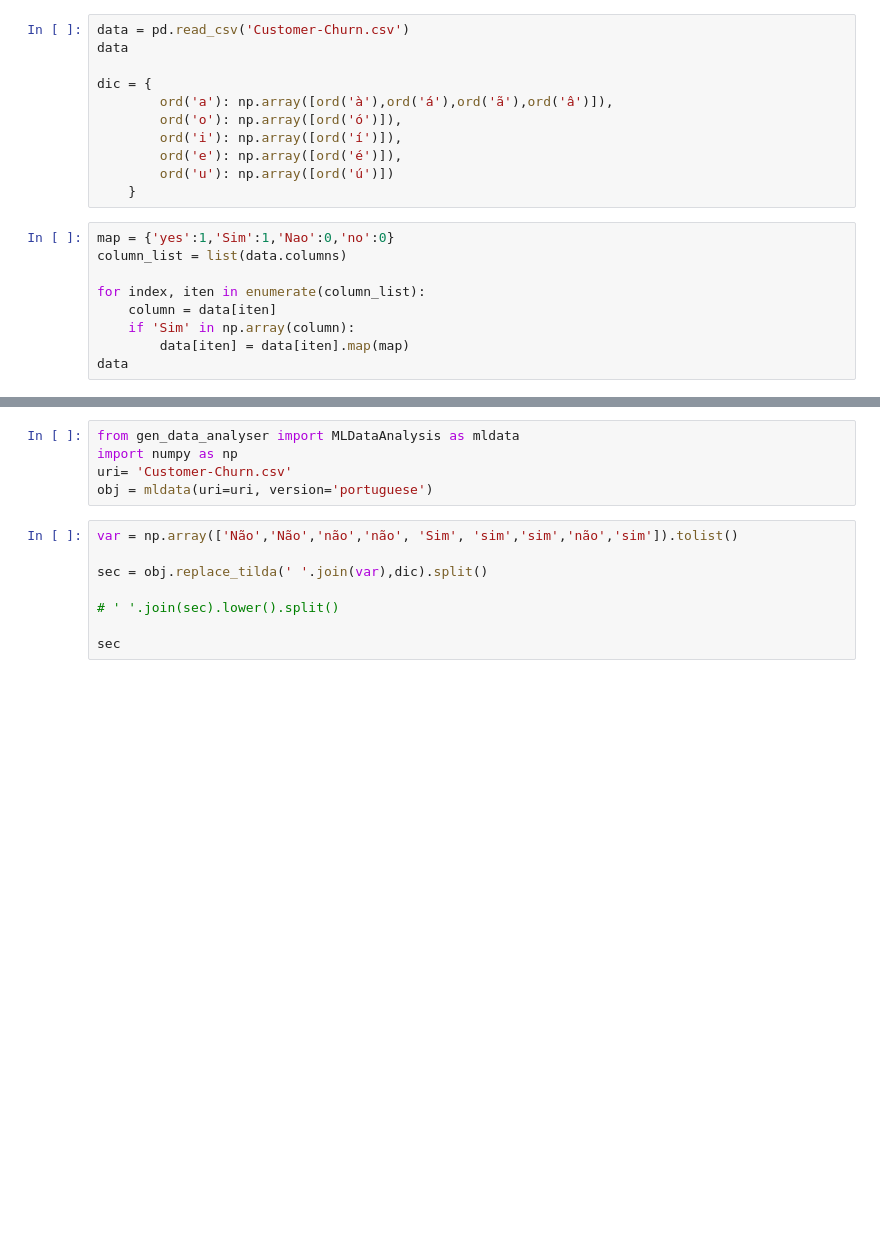
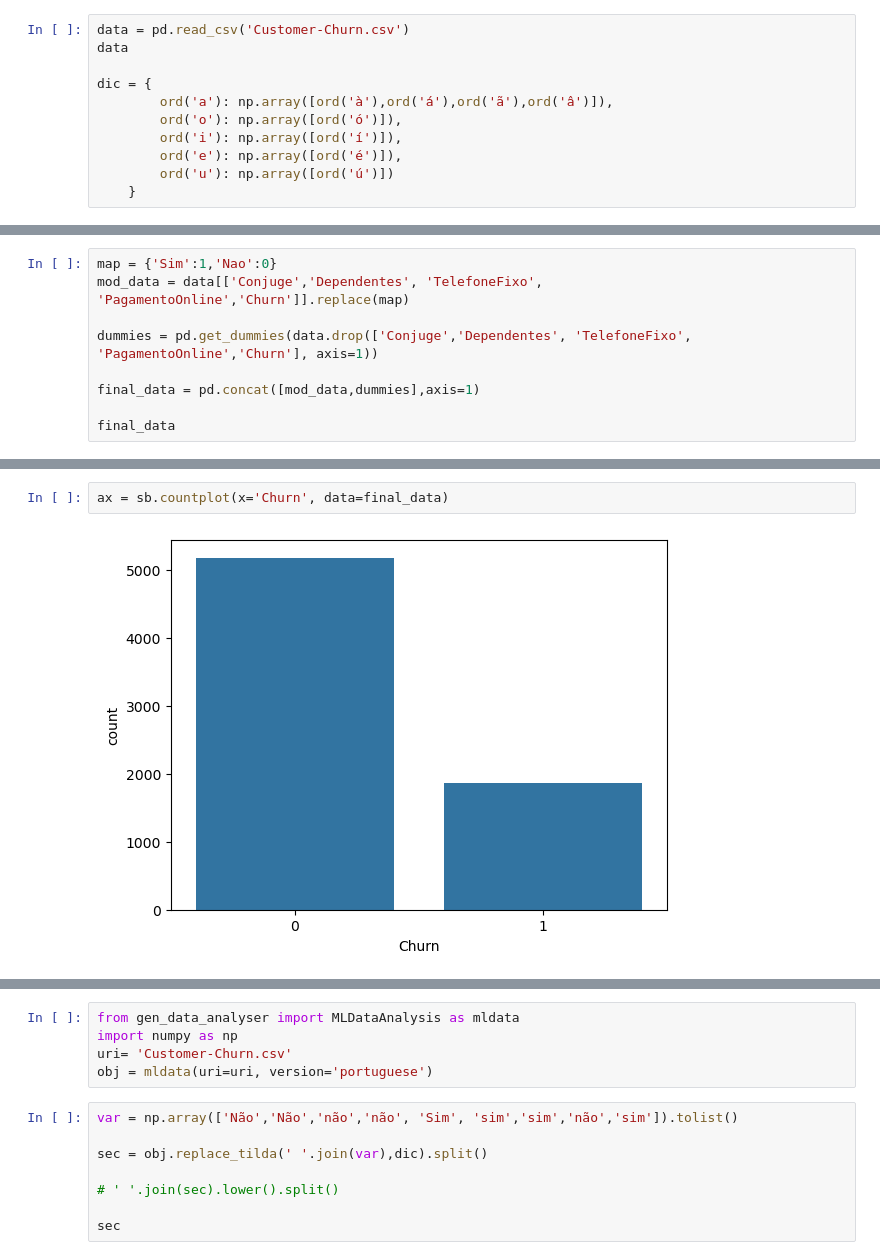
Before and after one commit to thaleseqb/machine_learning, a Jupyter notebook: machine_learning_tests.ipynb, the cells around one changed output, grey strips where cells are left out. Cells and saved outputs as stored; diff of their text form; blank space fills up the shorter version.

```diff
--- a/machine_learning_tests.ipynb
+++ b/machine_learning_tests.ipynb
@@ -12,12 +15,3 @@ dic = {
         ord('e'): np.array([ord('é')]),
         ord('u'): np.array([ord('ú')])
     }
-# %%
-map = {'yes':1,'Sim':1,'Nao':0,'no':0}
-column_list = list(data.columns)
-
-for index, iten in enumerate(column_list):
-    column = data[iten]
-    if 'Sim' in np.array(column):
-        data[iten] = data[iten].map(map)
-data
@@ -51,0 +18,9 @@ replace_tilda(strin, dic)
+# %%
+map = {'Sim':1,'Nao':0}
+mod_data = data[['Conjuge','Dependentes', 'TelefoneFixo', 'PagamentoOnline','Churn']].replace(map)
+
+dummies = pd.get_dummies(data.drop(['Conjuge','Dependentes', 'TelefoneFixo', 'PagamentoOnline','Churn'], axis=1))
+
+final_data = pd.concat([mod_data,dummies],axis=1)
+
+final_data
@@ -51,0 +37,4 @@ replace_tilda(strin, dic)
+# %%
+ax = sb.countplot(x='Churn', data=final_data)
+# %% [output]
+[figure, added]
```
Also changed, not shown: parts of 9 cells of this notebook.
